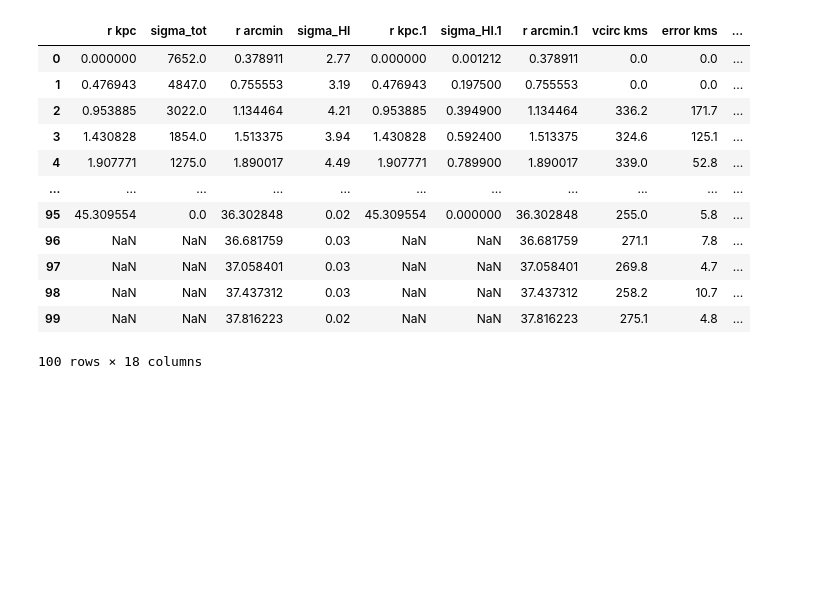
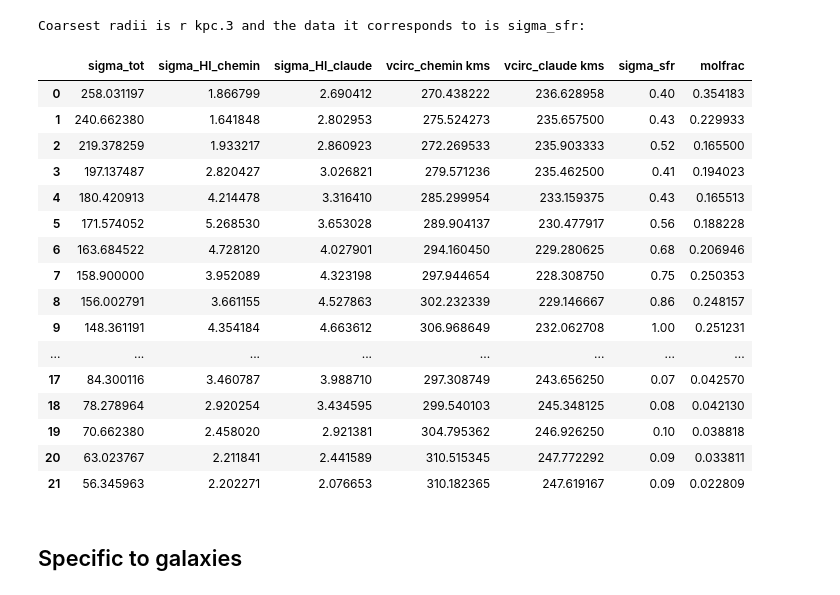
Before and after one commit to Rnazx/goblin, a Jupyter notebook: data/exp.ipynb, the cells around one changed output. Cells and saved outputs as stored; diff of their text form; code cells hidden in the pictures; blank space fills up the shorter version.

```diff
--- a/data/exp.ipynb
+++ b/data/exp.ipynb
@@ -108,18 +108,66 @@ DataFrame after multiplication:
 # %%
 raw_data[radii_df.columns] = radii_df
-# %%
-raw_data
-# %% [output]
-|  | r kpc | sigma_tot | r arcmin | sigma_HI | r kpc.1 | sigma_HI.1 | r arcmin.1 | vcirc kms | error kms | ... |
-| 0 | 0.000000 | 7652.0 | 0.378911 | 2.77 | 0.000000 | 0.001212 | 0.378911 | 0.0 | 0.0 | ... |
-| 1 | 0.476943 | 4847.0 | 0.755553 | 3.19 | 0.476943 | 0.197500 | 0.755553 | 0.0 | 0.0 | ... |
-| 2 | 0.953885 | 3022.0 | 1.134464 | 4.21 | 0.953885 | 0.394900 | 1.134464 | 336.2 | 171.7 | ... |
-| 3 | 1.430828 | 1854.0 | 1.513375 | 3.94 | 1.430828 | 0.592400 | 1.513375 | 324.6 | 125.1 | ... |
-| 4 | 1.907771 | 1275.0 | 1.890017 | 4.49 | 1.907771 | 0.789900 | 1.890017 | 339.0 | 52.8 | ... |
-| ... | ... | ... | ... | ... | ... | ... | ... | ... | ... | ... |
-| 95 | 45.309554 | 0.0 | 36.302848 | 0.02 | 45.309554 | 0.000000 | 36.302848 | 255.0 | 5.8 | ... |
-| 96 | NaN | NaN | 36.681759 | 0.03 | NaN | NaN | 36.681759 | 271.1 | 7.8 | ... |
-| 97 | NaN | NaN | 37.058401 | 0.03 | NaN | NaN | 37.058401 | 269.8 | 4.7 | ... |
-| 98 | NaN | NaN | 37.437312 | 0.03 | NaN | NaN | 37.437312 | 258.2 | 10.7 | ... |
-| 99 | NaN | NaN | 37.816223 | 0.02 | NaN | NaN | 37.816223 | 275.1 | 4.8 | ... |
-100 rows × 18 columns
+# %%
+# get the next or previous column of the dataframe
+def get_adjacent_column(df, col, next = True):
+    index_of_target = df.columns.get_loc(col)
+    if index_of_target < len(df.columns) - 1:
+        if next:
+            return df.columns[index_of_target+1]
+        else:
+            return df.columns[index_of_target-1]
+    else:
+        print("The target column is the last column.")
+
+# Find the column with the maximum number of NaN values
+coarsest_radii_mask = radii_df.isnull().sum().idxmax()
+
+print("Coarsest radii is {} and the data it corresponds to is {}:".format(coarsest_radii_mask,get_adjacent_column(raw_data,coarsest_radii_mask)))
+kpc_r = radii_df[coarsest_radii_mask].to_numpy()
+# %% [output]
+Coarsest radii is r kpc.3 and the data it corresponds to is sigma_sfr:
+# %%
+obs_column_names = ["Radius(kpc)", r"\Sigma_{tot}", r"\Sigma_{gas}", "q", "\Omega", r"\Sigma_{sfr}", "T"]
+# interpolation for the whole data_frame
+
+def df_interpolation(df, radii_df, standard):
+    result_df = df.copy()
+    for cols in radii_df.columns:
+        result_df[get_adjacent_column(df, cols)] = interpolation(df[cols],df[get_adjacent_column(df, cols)],standard)
+        result_df.drop(columns=[cols], inplace=True)
+    result_df.insert(0, 'kpc_r', standard)
+    return result_df
+
+interpolated_df = df_interpolation(raw_data,radii_df, kpc_r)
+nan_mask = np.isnan(interpolated_df)
+# %%
+interpolated_df = interpolated_df[~(nan_mask.sum(axis=1)>0)]
+#interpolated_df.dropna()
+# %%
+def inclination_correction(df, i_new, i_old):
+    df = df.copy()
+    df= df.iloc[:,1:]*np.cos(i_new)/np.cos(i_old)
+    return df
+i_m31= 75 #deg
+inclinations=np.array([i_m31,77,i_m31,77,i_m31,75,77.5]) #used i_m31 as no inclination correction is needed for Claude data
+inclination_correction(interpolated_df, np.radians(i_m31), np.radians(inclinations))
+# %% [output]
+|  | sigma_tot | sigma_HI_chemin | sigma_HI_claude | vcirc_chemin kms | vcirc_claude kms | sigma_sfr | molfrac |
+| 0 | 258.031197 | 1.866799 | 2.690412 | 270.438222 | 236.628958 | 0.40 | 0.354183 |
+| 1 | 240.662380 | 1.641848 | 2.802953 | 275.524273 | 235.657500 | 0.43 | 0.229933 |
+| 2 | 219.378259 | 1.933217 | 2.860923 | 272.269533 | 235.903333 | 0.52 | 0.165500 |
+| 3 | 197.137487 | 2.820427 | 3.026821 | 279.571236 | 235.462500 | 0.41 | 0.194023 |
+| 4 | 180.420913 | 4.214478 | 3.316410 | 285.299954 | 233.159375 | 0.43 | 0.165513 |
+| 5 | 171.574052 | 5.268530 | 3.653028 | 289.904137 | 230.477917 | 0.56 | 0.188228 |
+| 6 | 163.684522 | 4.728120 | 4.027901 | 294.160450 | 229.280625 | 0.68 | 0.206946 |
+| 7 | 158.900000 | 3.952089 | 4.323198 | 297.944654 | 228.308750 | 0.75 | 0.250353 |
+| 8 | 156.002791 | 3.661155 | 4.527863 | 302.232339 | 229.146667 | 0.86 | 0.248157 |
+| 9 | 148.361191 | 4.354184 | 4.663612 | 306.968649 | 232.062708 | 1.00 | 0.251231 |
+| ... | ... | ... | ... | ... | ... | ... | ... |
+| 17 | 84.300116 | 3.460787 | 3.988710 | 297.308749 | 243.656250 | 0.07 | 0.042570 |
+| 18 | 78.278964 | 2.920254 | 3.434595 | 299.540103 | 245.348125 | 0.08 | 0.042130 |
+| 19 | 70.662380 | 2.458020 | 2.921381 | 304.795362 | 246.926250 | 0.10 | 0.038818 |
+| 20 | 63.023767 | 2.211841 | 2.441589 | 310.515345 | 247.772292 | 0.09 | 0.033811 |
+| 21 | 56.345963 | 2.202271 | 2.076653 | 310.182365 | 247.619167 | 0.09 | 0.022809 |
+# %% [markdown]
+## Specific to galaxies
```
Also changed, not shown: parts of 7 cells of this notebook, 20 other files.
